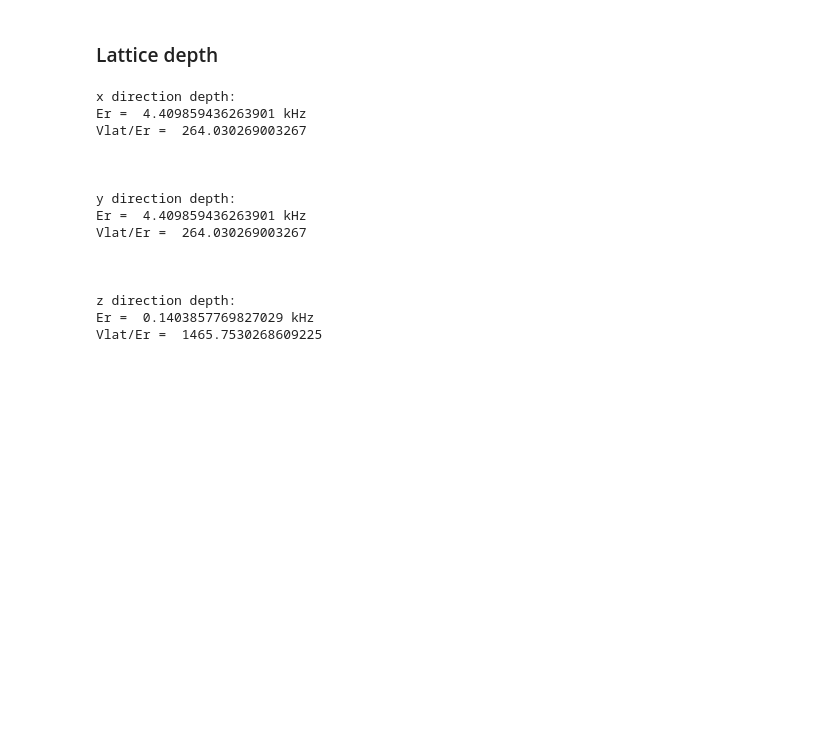
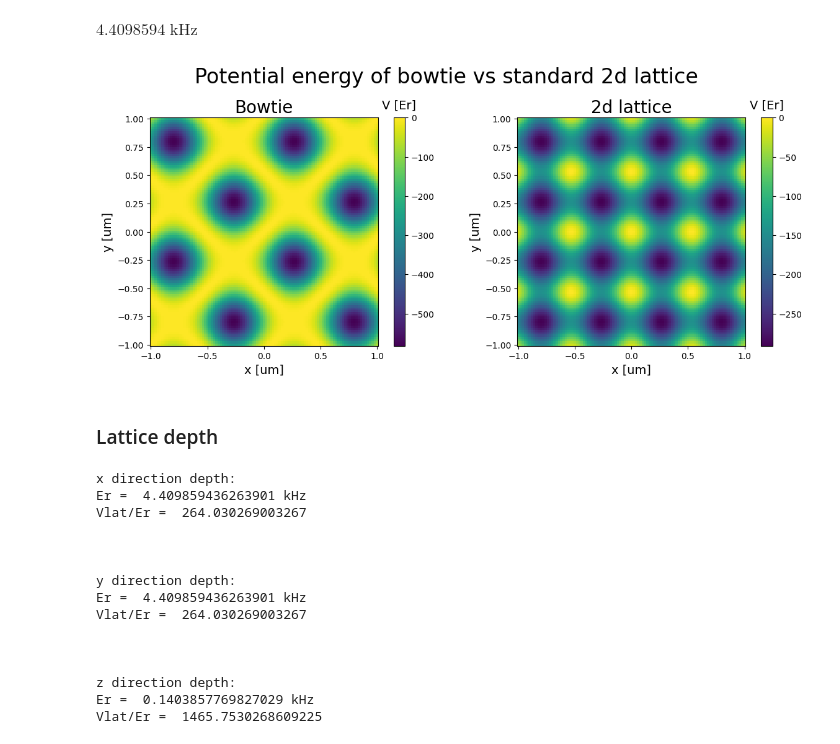
Before and after one commit to lightmat/lightmat, a Jupyter notebook: lattice.ipynb, the cells around one changed output. Drawn from its saved outputs; the diff is of its cells as text; code cells hidden in the pictures; blank space fills up the shorter version.

```diff
--- a/lattice.ipynb
+++ b/lattice.ipynb
@@ -121,0 +9,10 @@ def get_lamb_dicke_parameter(w_trap, lattice_params):
+# %%
+m_K40 = 39.96399848 * u.u # see Tiecke
+alpha_S12 = (599.17 * 4*np.pi*eps0*a0**3 / h).to(u.Hz/(u.V/u.m)**2) # see Savronova
+
+k = 2*np.pi/(1064*u.nm)
+Er = (hbar**2 * k**2 / (2*m_K40) / h).to(u.kHz)
+
+Er
+# %% [output]
+$4.4098594 \; \mathrm{kHz}$
@@ -121,0 +54,39 @@ def get_lamb_dicke_parameter(w_trap, lattice_params):
+# %%
+n = 101
+
+x = np.linspace(-1, 1, n) * u.um
+y = np.linspace(-1, 1, n) * u.um
+z = np.linspace(-100, 100, n) * u.um
+
+X, Y, Z = np.meshgrid(x, y, z, indexing='ij')
+
+I_bowtie = bowtie.I(X, Y, Z)
+I_lat2d = lat2d.I(X, Y, Z)
+# %%
+V_bowtie = - (1/(2*eps0*c) * alpha_S12 * I_bowtie).to(u.kHz) / Er
+V_lat2d = - (1/(2*eps0*c) * alpha_S12 * I_lat2d).to(u.kHz) / Er
+# %%
+fig, axs = plt.subplots(1, 2, figsize=(12, 5))
+fig.suptitle('Potential energy of bowtie vs standard 2d lattice', fontsize=24)
+
+cax1 = axs[0].pcolormesh(x.value, y.value, V_bowtie[:,:,n//2].value)
+axs[0].set_title('Bowtie', fontsize=20)
+axs[0].set_xlabel('x [um]', fontsize=14)
+axs[0].set_ylabel('y [um]', fontsize=14)
+axs[0].set_aspect('equal')
+
+cax2 = axs[1].pcolormesh(x.value, y.value, V_lat2d[:,:,n//2].value)
+axs[1].set_title('2d lattice', fontsize=20)
+axs[1].set_xlabel('x [um]', fontsize=14)
+axs[1].set_ylabel('y [um]', fontsize=14)
+axs[1].set_aspect('equal')
+
+cbar1 = fig.colorbar(cax1)
+cbar1.ax.set_title('V [Er]', fontsize=14, pad=10)
+cbar2 = fig.colorbar(cax2)
+cbar2.ax.set_title('V [Er]', fontsize=14, pad=10)
+
+
+fig.tight_layout()
+# %% [output]
+[figure, added]
```
Also changed, not shown: parts of 6 cells of this notebook, 6 other files.
